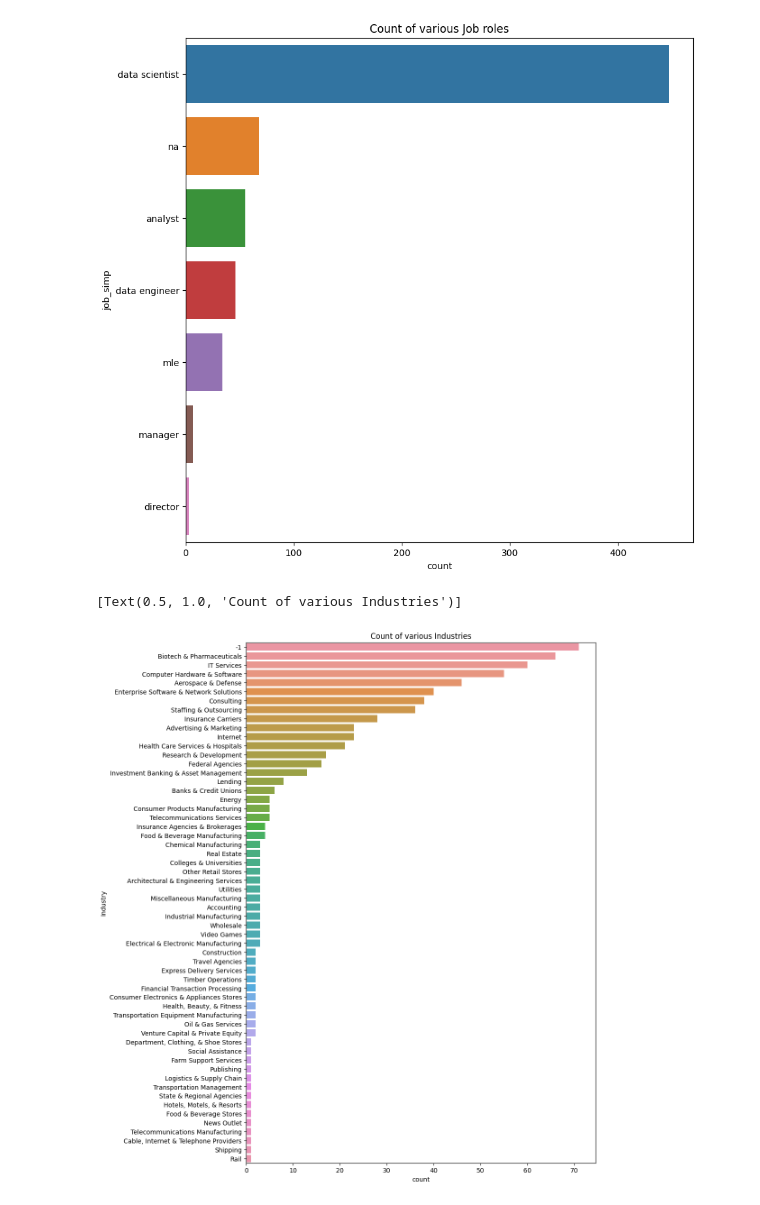
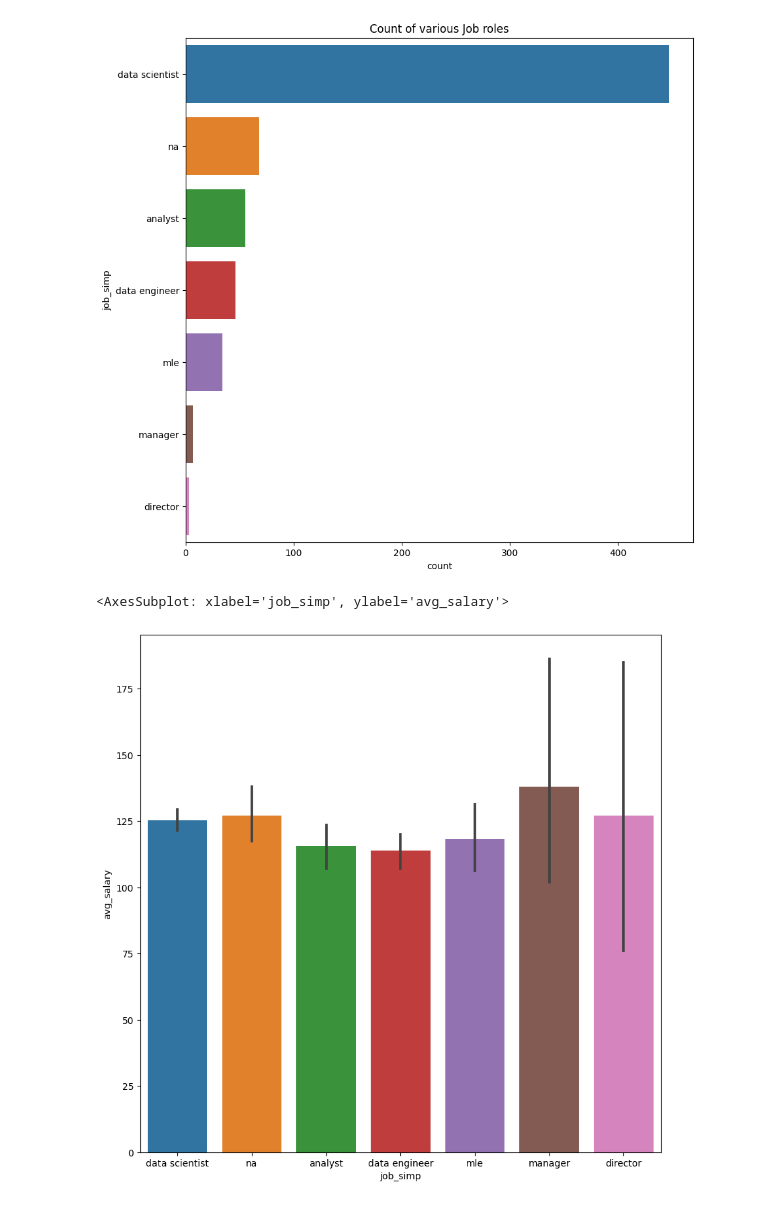
Before and after one commit to Siddharth114/GlassdoorJobPostings, a Jupyter notebook: main.ipynb, the cells around one changed output. Drawn from its saved outputs; the diff is of its cells as text; code cells hidden in the pictures.

```diff
--- a/main.ipynb
+++ b/main.ipynb
@@ -53,9 +72,9 @@ sns.countplot(data=df, y='job_simp', order=df['job_simp'].value_counts().index).
 [Text(0.5, 1.0, 'Count of various Job roles')]
 [figure]
 # %%
-fig, ax = plt.subplots(figsize=(10, 15))
-sns.countplot(data=df,y='Industry', order=df['Industry'].value_counts().index).set(title='Count of various Industries')
+fig, ax = plt.subplots(figsize=(10, 10))
+sns.barplot(data=df, x='job_simp', y='avg_salary')
 # %% [output]
-[Text(0.5, 1.0, 'Count of various Industries')]
+<AxesSubplot: xlabel='job_simp', ylabel='avg_salary'>
-[figure, old version]
+[figure, new version]
 # %%
```
Also changed, not shown: parts of 4 cells of this notebook.
